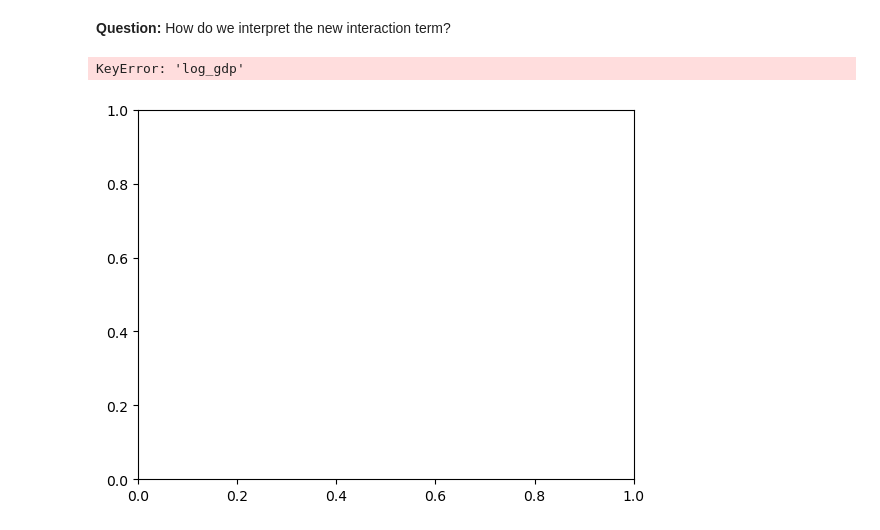
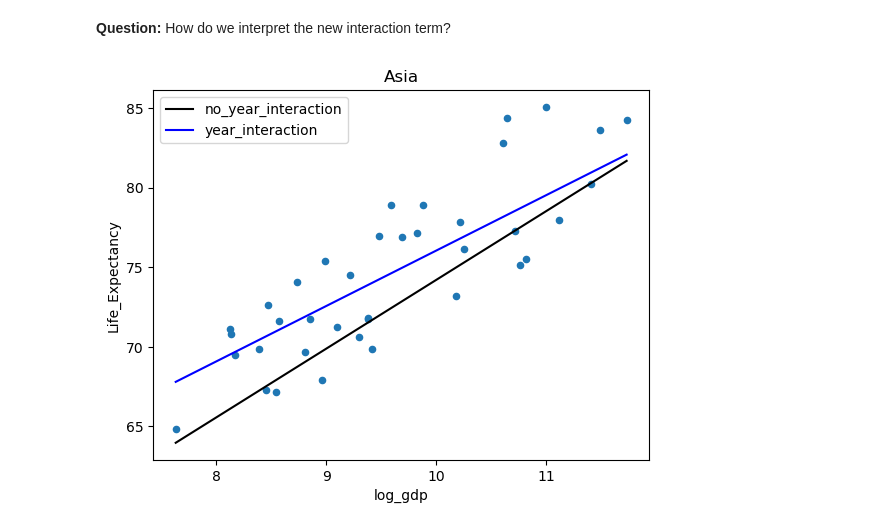
Before and after one commit to nss-data-science-cohort-7/linear-regression-practice-MultidisciplinaryDeepDives, a Jupyter notebook: notebooks/StatisticalModeling_Pt1_LinearRegression.ipynb, the cells around one changed output. Saved outputs shown, nothing was run; the diff lists cells and outputs as text; code cells hidden in the pictures.

```diff
--- a/notebooks/StatisticalModeling_Pt1_LinearRegression.ipynb
+++ b/notebooks/StatisticalModeling_Pt1_LinearRegression.ipynb
@@ -486,4 +548,6 @@ lm_gdp_cont.summary()
 1. Are the new interaction terms statistically significant?
 2. What does the model say about European vs. Asian vs. African countries with respect to the effect of gdp on life expectancy?
 # %%
-# Fill in the code to check if the interaction term is significant
+lm_gdp_cont = smf.ols('Life_Expectancy ~ Continent*np.log(GDP_Per_Capita)',
+                 data = gdp_le).fit()
+lm_gdp_cont.summary()
@@ -553,25 +646,24 @@ strong multicollinearity or other numerical problems.
 # %% [markdown]
 **Question:** How do we interpret the new interaction term?
 # %%
-year = 2015
+year = 2019
 continent = 'Asia'
 
 sub_df = gdp_le[(gdp_le['Year'] == year) & (gdp_le['Continent'] == continent)]
 
 ax = sub_df.plot(x = 'log_gdp', y = 'Life_Expectancy', kind = 'scatter', title = continent)
 
 fit_df = pd.DataFrame({
     'Year': year,
     'Continent': continent,
     'GDP_Per_Capita': np.linspace(start = sub_df['GDP_Per_Capita'].min(),
                                   stop = sub_df['GDP_Per_Capita'].max()
                                  )
 })
 fit_df['year_interaction'] = lm_gdp_cont_year.predict(fit_df)
 fit_df['no_year_interaction'] = lm_gdp_cont.predict(fit_df)
 fit_df['log_gdp'] = np.log(fit_df['GDP_Per_Capita'])
 fit_df.plot(x = 'log_gdp', y = 'no_year_interaction', ax = ax, color = 'black', label = 'no_year_interaction');
 fit_df.plot(x = 'log_gdp', y = 'year_interaction', ax = ax, color = 'blue', label = 'year_interaction');
 # %% [output]
-KeyError: 'log_gdp'
-[figure, old version]
+[figure, new version]
```
Also changed, not shown: parts of 23 cells of this notebook.
